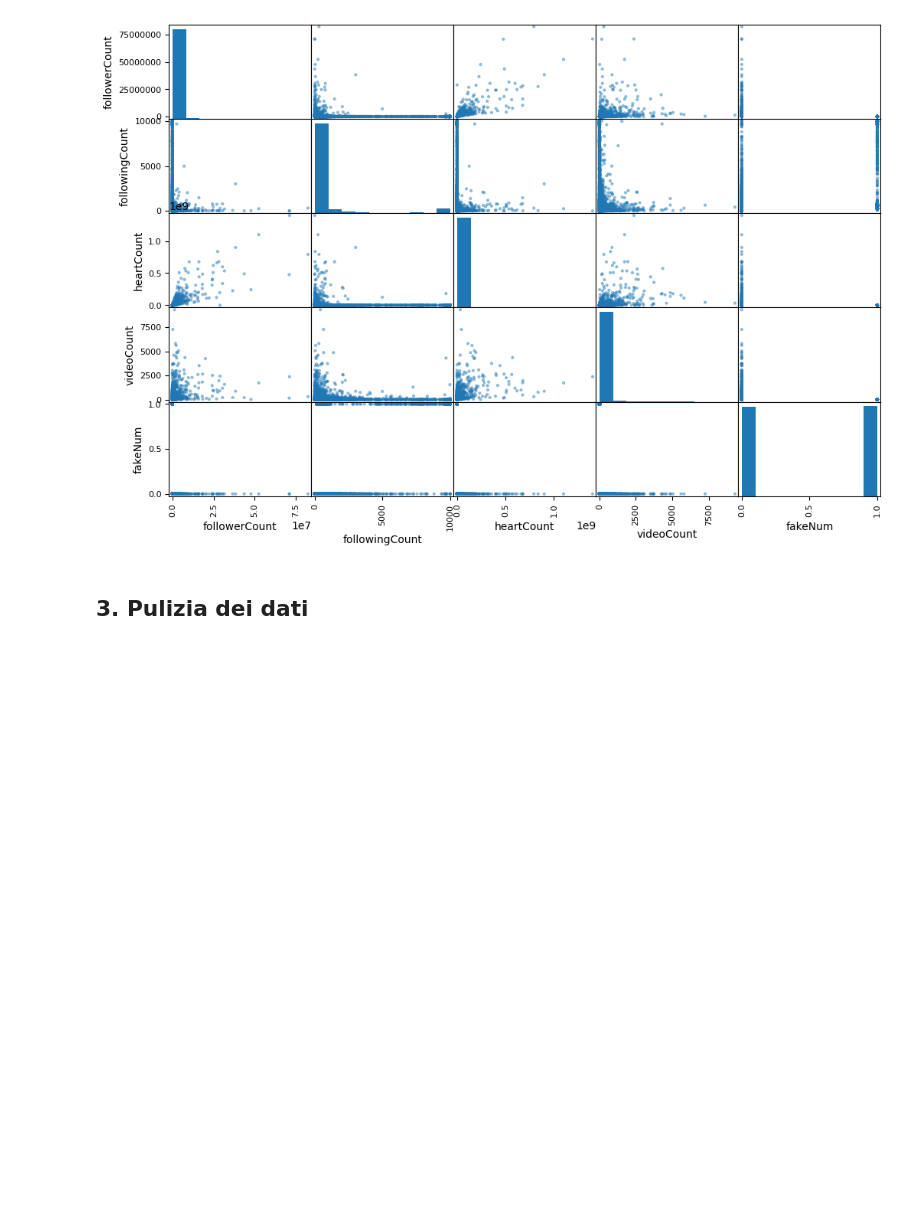
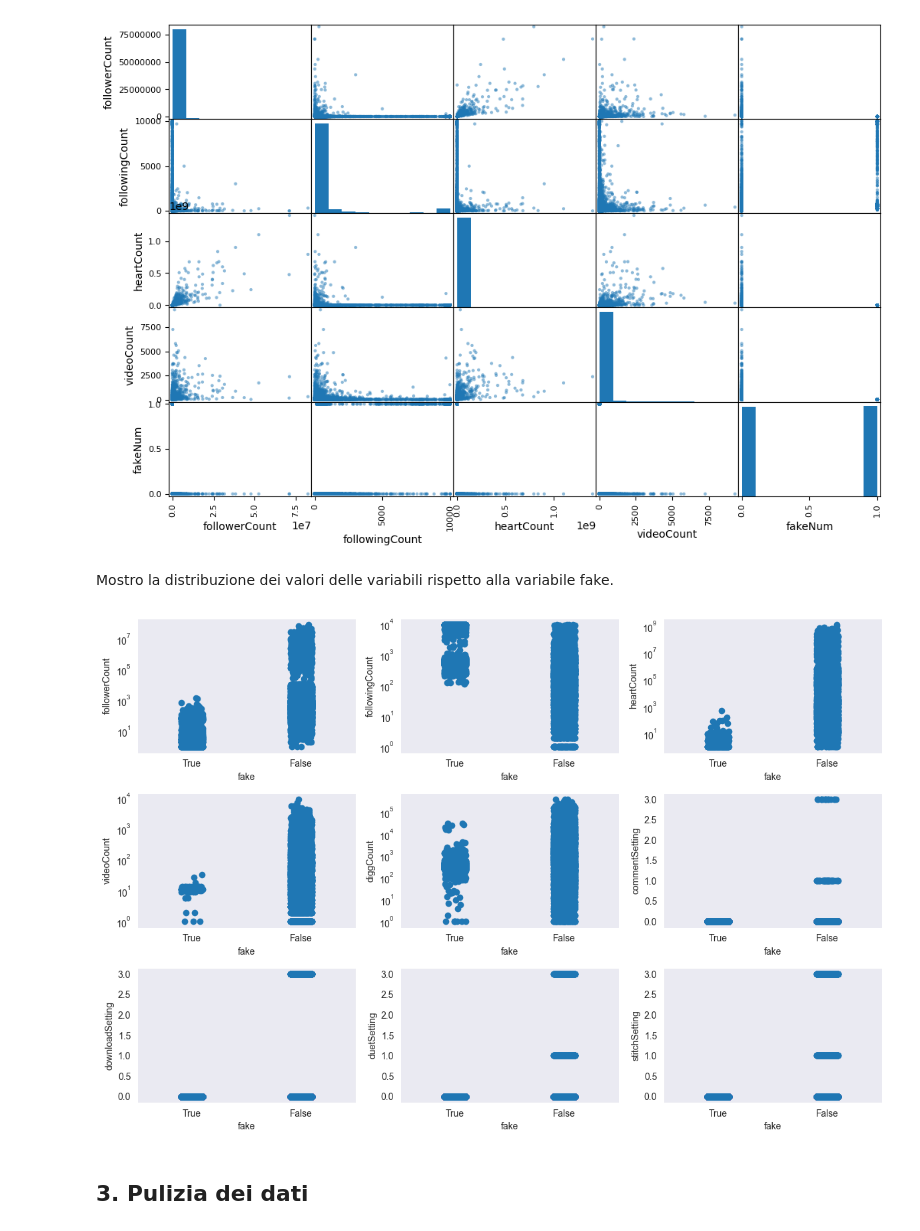
Before and after one commit to raffaele-aurucci/Fake-TikTok-Account-Detection, a Jupyter notebook: data_cleaning.ipynb, the cells around one changed output. Cells and saved outputs as stored; diff of their text form; code cells hidden in the pictures; blank space fills up the shorter version.

Commit message:
add scatter plots in data exploration

```diff
--- a/data_cleaning.ipynb
+++ b/data_cleaning.ipynb
@@ -225,6 +225,69 @@ array([[<Axes: xlabel='followerCount', ylabel='followerCount'>,
         <Axes: xlabel='videoCount', ylabel='fakeNum'>,
         <Axes: xlabel='fakeNum', ylabel='fakeNum'>]], dtype=object)
 [figure]
+# %% [markdown]
+Mostro la distribuzione dei valori delle variabili rispetto alla variabile fake.
+# %%
+df_copy['fakeStr'] = df_copy['fake'].astype(str)
+
+plt.figure(figsize=(12,8))
+
+plt.subplot(3, 3, 1)
+sns.stripplot(data=df_copy, x='fakeStr', y='followerCount', s=7, jitter=True)
+plt.yscale('log')
+plt.xlabel('fake')
+plt.grid(False)
+
+plt.subplot(3, 3, 2)
+sns.stripplot(data=df_copy, x='fakeStr', y='followingCount', s=7, jitter=True)
+plt.yscale('log')
+plt.xlabel('fake')
+plt.grid(False)
+
+plt.subplot(3, 3, 3)
+sns.stripplot(data=df_copy, x='fakeStr', y='heartCount', s=7, jitter=True)
+plt.yscale('log')
+plt.xlabel('fake')
+plt.grid(False)
+
+plt.subplot(3, 3, 4)
+sns.stripplot(data=df_copy, x='fakeStr', y='videoCount', s=7, jitter=True)
+plt.yscale('log')
+plt.xlabel('fake')
+plt.grid(False)
+
+plt.subplot(3, 3, 5)
+sns.stripplot(data=df_copy, x='fakeStr', y='diggCount', s=7, jitter=True)
+plt.yscale('log')
+plt.xlabel('fake')
+plt.grid(False)
+
+plt.subplot(3, 3, 6)
+sns.stripplot(data=df_copy, x='fakeStr', y='commentSetting', s=7, jitter=True)
+plt.xlabel('fake')
+plt.grid(False)
+
+plt.subplot(3, 3, 7)
+sns.stripplot(data=df_copy, x='fakeStr', y='downloadSetting', s=7, jitter=True)
+plt.xlabel('fake')
+plt.grid(False)
+
+plt.subplot(3, 3, 8)
+sns.stripplot(data=df_copy, x='fakeStr', y='duetSetting', s=7, jitter=True)
+plt.xlabel('fake')
+plt.grid(False)
+
+plt.subplot(3, 3, 9)
+sns.stripplot(data=df_copy, x='fakeStr', y='stitchSetting', s=7, jitter=True)
+plt.xlabel('fake')
+plt.grid(False)
+
+plt.tight_layout()
+plt.show()
+
+df_copy = df_copy.drop(labels='fakeStr', axis=1)
+# %% [output]
+[figure, added]
 # %% [markdown]
 ## 3. Pulizia dei dati
 # %% [markdown]
```
